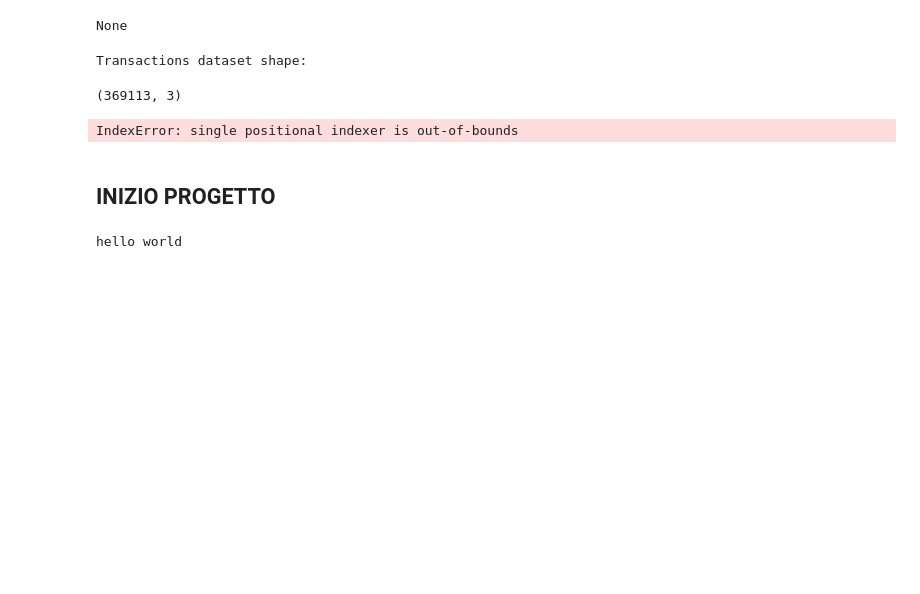
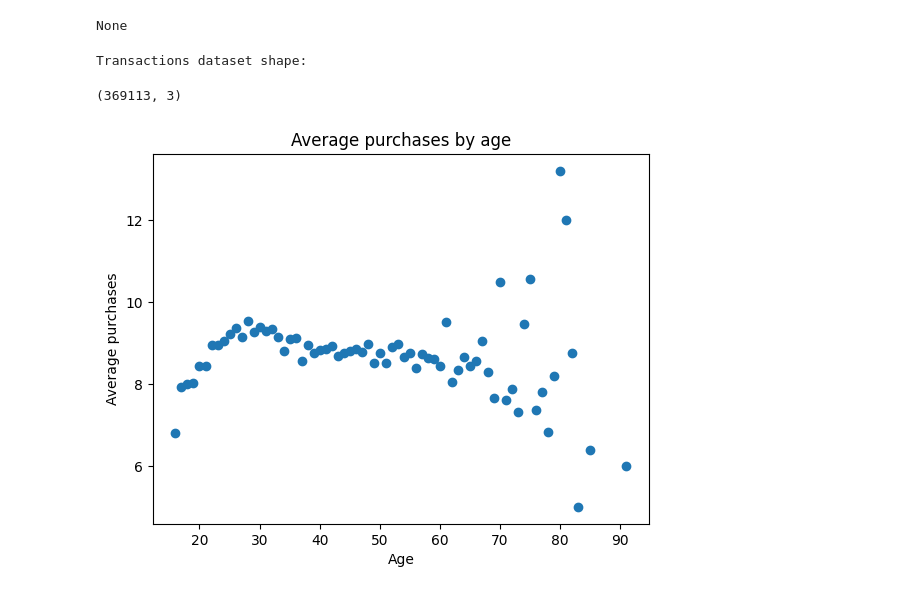
Before and after one commit to matteo-spadaccia/Artificial-Intelligence-and-Machine-Learning-Project-2023, a Jupyter notebook: main.ipynb, the cells around one changed output. Cells and saved outputs as stored; diff of their text form; code cells hidden in the pictures; blank space fills up the shorter version.

```diff
--- a/main.ipynb
+++ b/main.ipynb
@@ -179,28 +179,23 @@ Transactions dataset shape:
 (369113, 3)
 # %%
 purchaseNumber = {}
-for customer in cus_df['customer_id']:
-    age = cus_df.iloc[customer]['age']
+for i in range(len(cus_df['customer_id'])):
+    age = cus_df.iloc[i]['age']
+    customer = cus_df.iloc[i]['customer_id']
     if age in purchaseNumber.keys():
         purchaseNumber[age][0] += tra_df['customer_id'].value_counts()[customer]
         purchaseNumber[age][1] += 1
     else:
         purchaseNumber[age] = [tra_df['customer_id'].value_counts()[customer], 1]
 x = purchaseNumber.keys()
 y = []
 for value in purchaseNumber.values():
     y.append(value[0]/value[1])
 
 plt.scatter(x,y)
 plt.title('Average purchases by age')
 plt.xlabel('Age')
 plt.ylabel('Average purchases')
 plt.show()
 # %% [output]
-IndexError: single positional indexer is out-of-bounds
+[figure, added]
-# %% [markdown]
-## INIZIO PROGETTO
-# %%
-print('hello world')
-# %% [output]
-hello world
```
Also changed, not shown: parts of 3 cells of this notebook.
